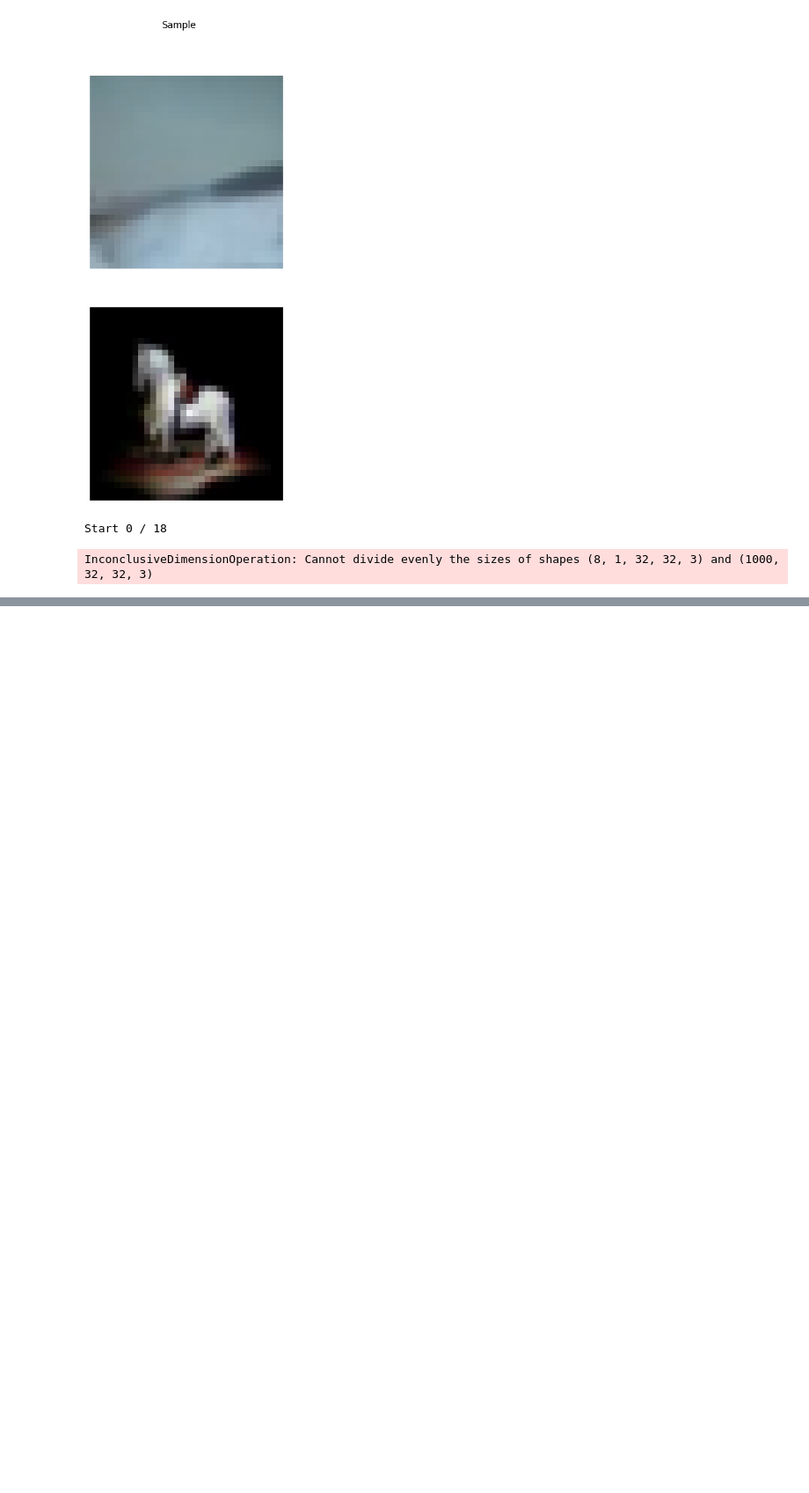
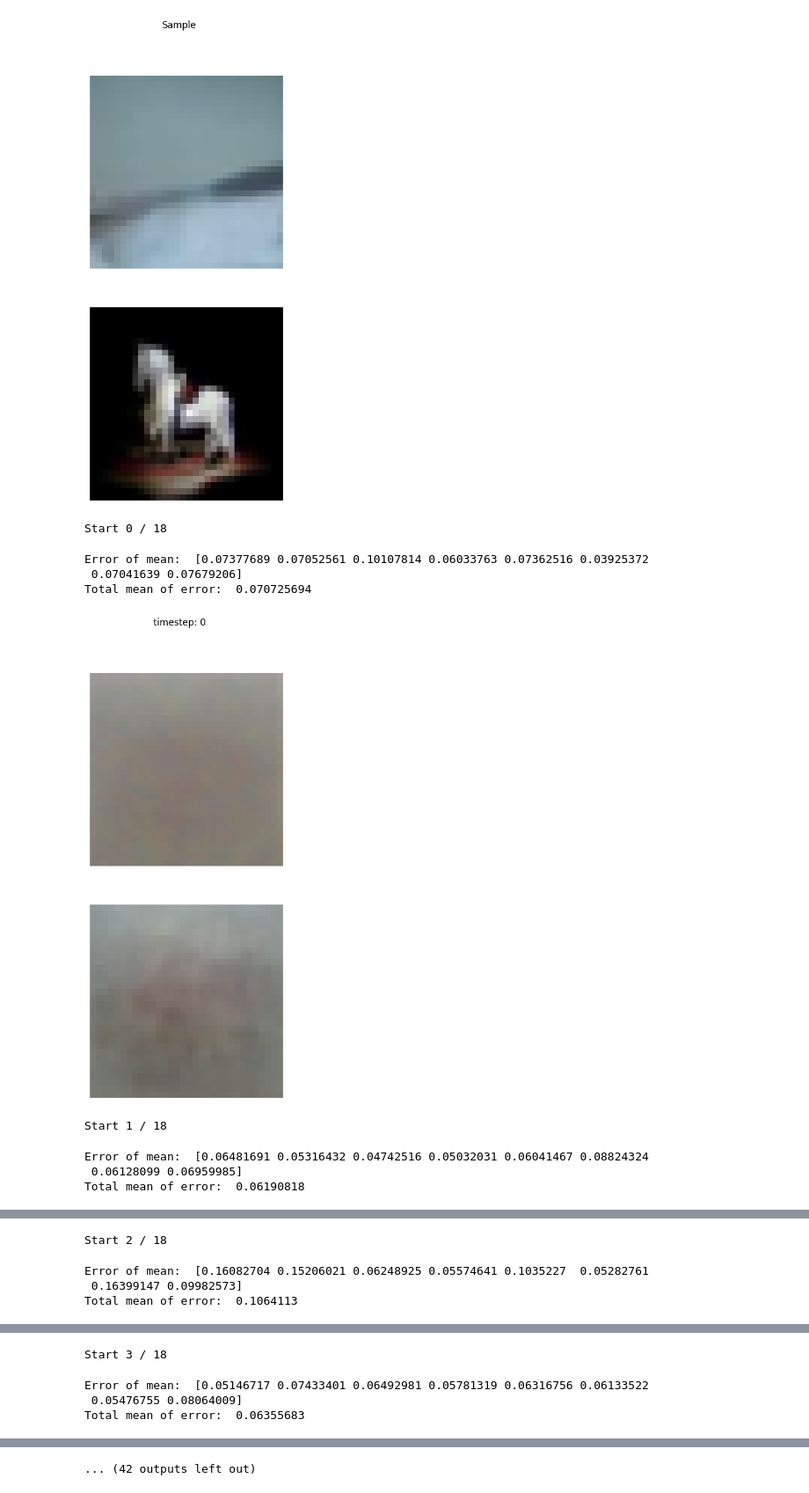
Before and after one commit to boingkiri/diffusion, a Jupyter notebook: compare_mean.ipynb, the cells around one changed output, grey strips where cells are left out. Shown at 88% size. Cells and saved outputs as stored; diff of their text form; code cells hidden in the pictures; blank space fills up the shorter version.

```diff
--- a/compare_mean.ipynb
+++ b/compare_mean.ipynb
@@ -110,7 +115,8 @@ viz_sample(sample)
 [figure]
 # %%
 # The number of multiple datapoints
-num_sample = 1000
+# num_sample = 1000
+num_sample = 8000
 
 data = next(datasets)
 data = data[0][:, 0, ...] # 8 samples
@@ -143,31 +149,38 @@ for timestep in range(0, n_timestep):
     # Sample multiple datapoints
     sampling_list = []
     num_batch = num_sample // consistency_output.shape[0]
     for i in tqdm(range(num_batch)):
         rng, sampling_rng = jax.random.split(rng)
         new_noise = jax.random.normal(sampling_rng, shape=consistency_output.shape) * t_steps[timestep]
         # new_noise = jax.random.normal(sampling_rng, shape=consistency_output.shape) * timestep
 
         second_consistency_output = consistency_framework.sampling_cm_intermediate(
             data.shape[0], original_data=consistency_output, sweep_timesteps=timestep, noise=new_noise)
         second_consistency_output = jnp.expand_dims(second_consistency_output, axis=1)
         sampling_list.append(second_consistency_output)
 
     # sampling_list = jnp.concatenate(sampling_list, axis=0)
     sampling_list = jnp.stack(sampling_list, axis=0)
     second_consistency_output_empirical_mean = jnp.mean(sampling_list, axis=0)
     # denoiser_output_empirical_mean = jnp.mean(denoiser_output, axis=0)
     error = jnp.mean(jnp.abs(second_consistency_output_empirical_mean - denoiser_output), axis=(-1, -2, -3))
     # error = jnp.mean(jnp.abs(second_consistency_output_empirical_mean - data), axis=(-1, -2, -3))
     # error = jnp.mean(jnp.abs(second_consistency_output_empirical_mean - denoiser_output_empirical_mean))
     print("Error of mean: ", error.flatten())
     print("Total mean of error: ", jnp.mean(error))
 
     error_x_label.append(timestep)
     error_y_label.append(jnp.mean(error))
 
     viz_list = jnp.concatenate([denoiser_output[0], second_consistency_output_empirical_mean[0]], axis=0)
     viz_sample(viz_list, title=f"timestep: {timestep}")
 # %% [output]
 Start 0 / 18
-InconclusiveDimensionOperation: Cannot divide evenly the sizes of shapes (8, 1, 32, 32, 3) and (1000, 32, 32, 3)
+Error of mean:  [0.07377689 0.07052561 0.10107814 0.06033763 0.07362516 0.03925372
+ 0.07041639 0.07679206]
+Total mean of error:  0.070725694
+[figure, added]
+Start 1 / 18
+Error of mean:  [0.06481691 0.05316432 0.04742516 0.05032031 0.06041467 0.08824324
+ 0.06128099 0.06959985]
+Total mean of error:  0.06190818
@@ -173,0 +188,4 @@ InconclusiveDimensionOperation: Cannot divide evenly the sizes of shapes (8, 1,
+Start 2 / 18
+Error of mean:  [0.16082704 0.15206021 0.06248925 0.05574641 0.1035227  0.05282761
+ 0.16399147 0.09982573]
+Total mean of error:  0.1064113
@@ -173,0 +193,4 @@ InconclusiveDimensionOperation: Cannot divide evenly the sizes of shapes (8, 1,
+Start 3 / 18
+Error of mean:  [0.05146717 0.07433401 0.06492981 0.05781319 0.06316756 0.06133522
+ 0.05476755 0.08064009]
+Total mean of error:  0.06355683
@@ -174,3 +198,4 @@ InconclusiveDimensionOperation: Cannot divide evenly the sizes of shapes (8, 1,
+... (42 outputs left out)
 # %%
 total_error_mean = jnp.mean(jnp.array(error_y_label))
 total_error_var = jnp.var(jnp.array(error_y_label))
```
Also changed, not shown: parts of 6 cells of this notebook.
